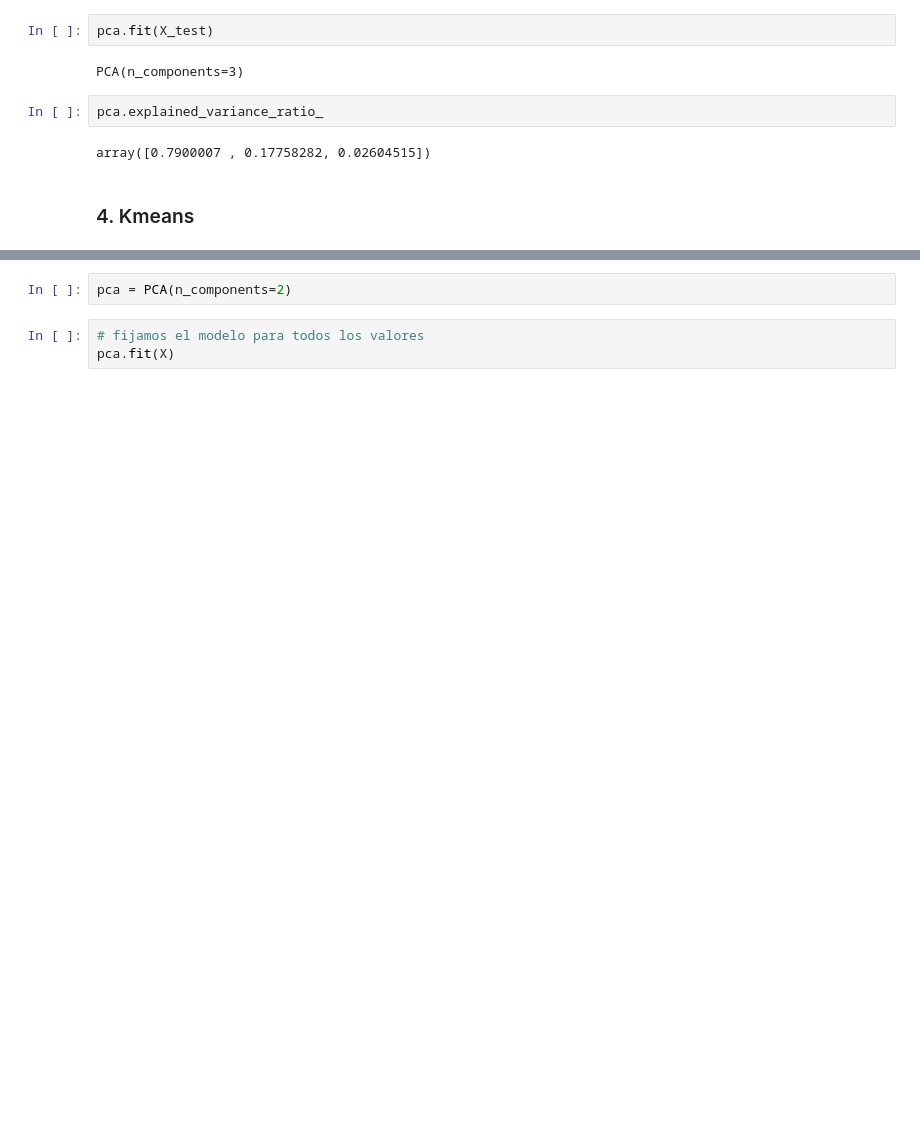
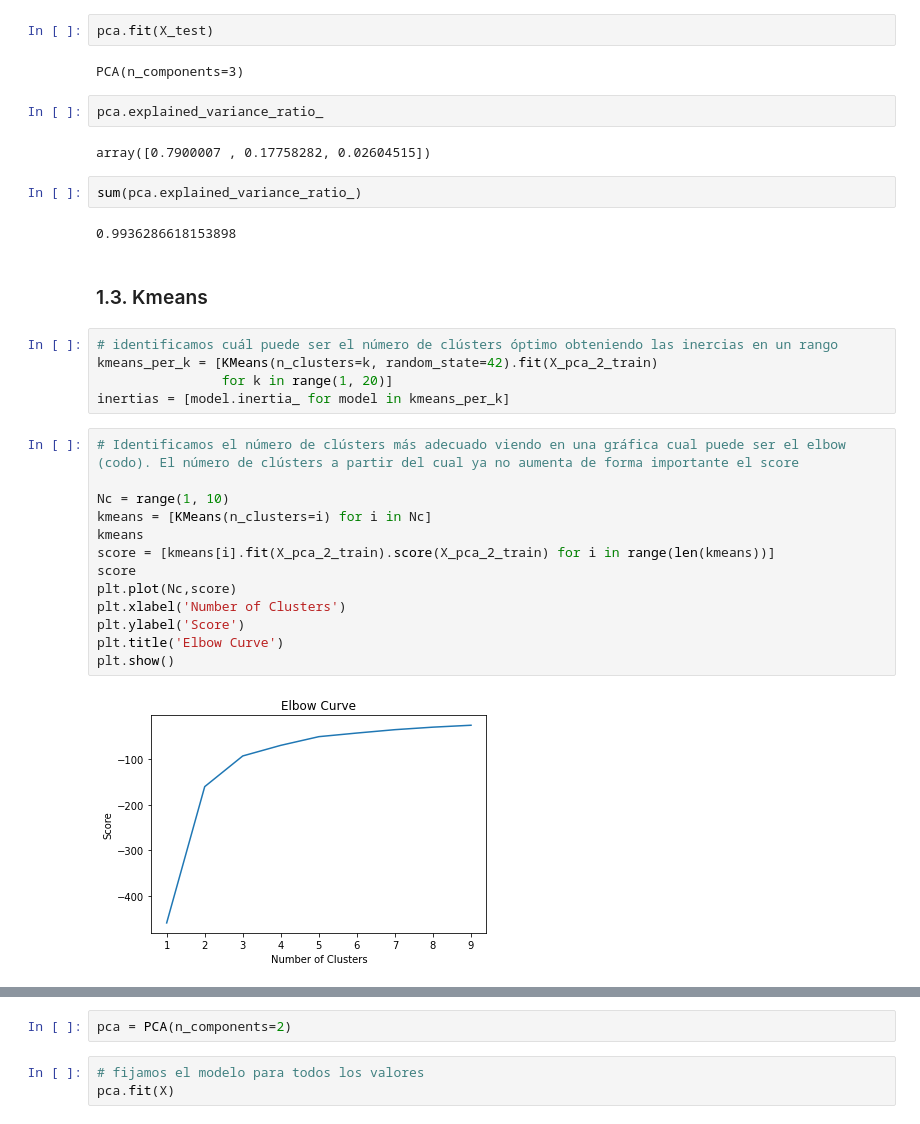
Before and after one commit to GinaGarridoCasas/Gina, a Jupyter notebook: week11_unsupervised_/day1_no_supervised/Exercise/unsupervised_complete.ipynb, the cells around one changed output, grey strips where cells are left out. Drawn from its saved outputs; the diff is of its cells as text; blank space fills up the shorter version.

```diff
--- a/week11_unsupervised_/day1_no_supervised/Exercise/unsupervised_complete.ipynb
+++ b/week11_unsupervised_/day1_no_supervised/Exercise/unsupervised_complete.ipynb
@@ -107,6 +132,30 @@ PCA(n_components=3)
 pca.explained_variance_ratio_
 # %% [output]
 array([0.7900007 , 0.17758282, 0.02604515])
+# %%
+sum(pca.explained_variance_ratio_)
+# %% [output]
+0.9936286618153898
 # %% [markdown]
-### 4. Kmeans
+### 1.3. Kmeans
+# %%
+# identificamos cuál puede ser el número de clústers óptimo obteniendo las inercias en un rango
+kmeans_per_k = [KMeans(n_clusters=k, random_state=42).fit(X_pca_2_train)
+                for k in range(1, 20)]
+inertias = [model.inertia_ for model in kmeans_per_k]
+# %%
+# Identificamos el número de clústers más adecuado viendo en una gráfica cual puede ser el elbow (codo). El número de clústers a partir del cual ya no aumenta de forma importante el score
+
+Nc = range(1, 10)
+kmeans = [KMeans(n_clusters=i) for i in Nc]
+kmeans
+score = [kmeans[i].fit(X_pca_2_train).score(X_pca_2_train) for i in range(len(kmeans))]
+score
+plt.plot(Nc,score)
+plt.xlabel('Number of Clusters')
+plt.ylabel('Score')
+plt.title('Elbow Curve')
+plt.show()
+# %% [output]
+[figure, added]
 # %%
```
Also changed, not shown: parts of 44 cells of this notebook, 32 other files.
